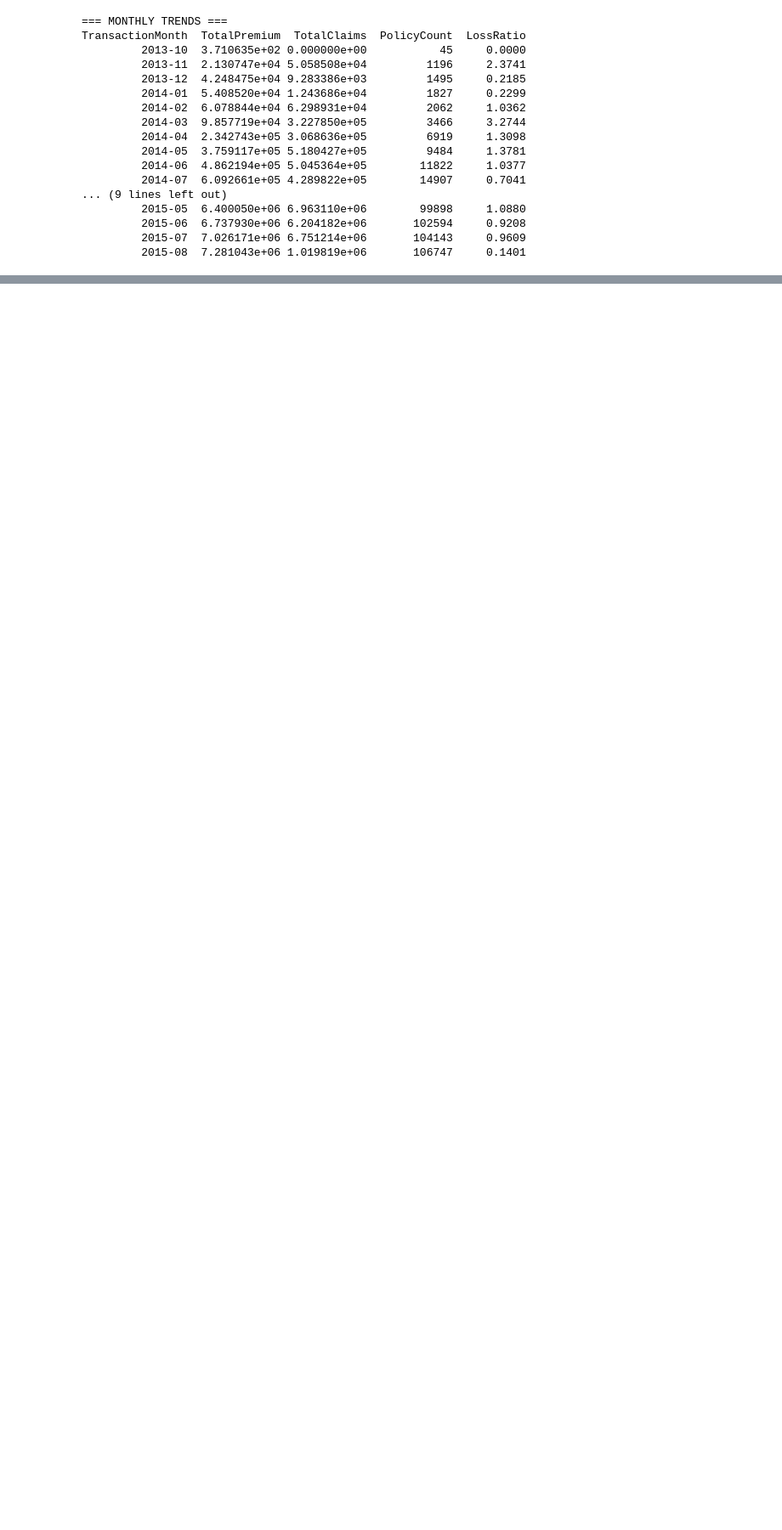
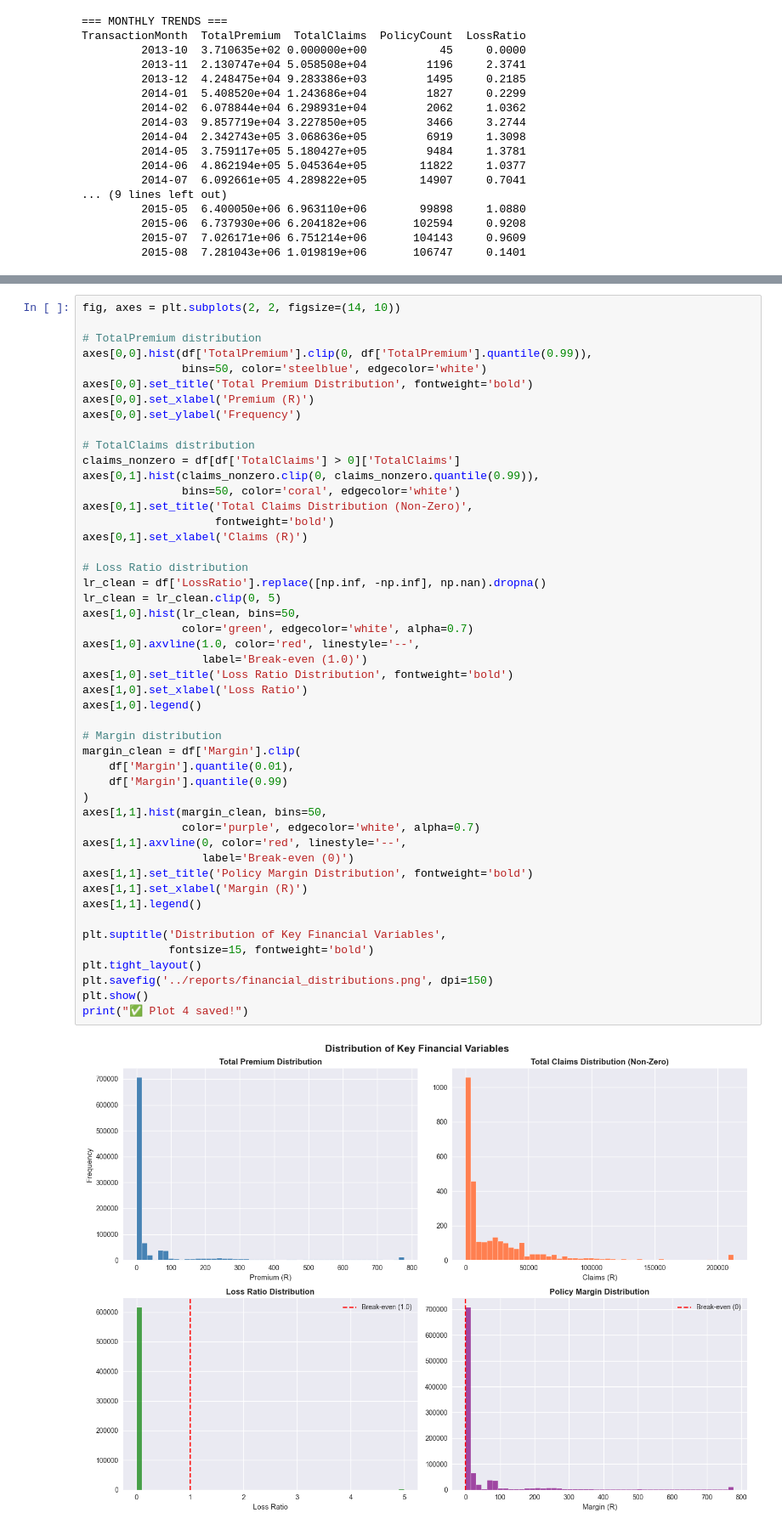
Before and after one commit to Samrawit-alemu/insurance-risk-analytics, a Jupyter notebook: notebooks/01_eda.ipynb, the cells around one changed output, grey strips where cells are left out. Shown at 85% size. Drawn from its saved outputs; the diff is of its cells as text; blank space fills up the shorter version.

```diff
--- a/notebooks/01_eda.ipynb
+++ b/notebooks/01_eda.ipynb
@@ -256,0 +362,50 @@ TransactionMonth  TotalPremium  TotalClaims  PolicyCount  LossRatio
+# %%
+fig, axes = plt.subplots(2, 2, figsize=(14, 10))
+
+# TotalPremium distribution
+axes[0,0].hist(df['TotalPremium'].clip(0, df['TotalPremium'].quantile(0.99)),
+               bins=50, color='steelblue', edgecolor='white')
+axes[0,0].set_title('Total Premium Distribution', fontweight='bold')
+axes[0,0].set_xlabel('Premium (R)')
+axes[0,0].set_ylabel('Frequency')
+
+# TotalClaims distribution
+claims_nonzero = df[df['TotalClaims'] > 0]['TotalClaims']
+axes[0,1].hist(claims_nonzero.clip(0, claims_nonzero.quantile(0.99)),
+               bins=50, color='coral', edgecolor='white')
+axes[0,1].set_title('Total Claims Distribution (Non-Zero)',
+                    fontweight='bold')
+axes[0,1].set_xlabel('Claims (R)')
+
+# Loss Ratio distribution
+lr_clean = df['LossRatio'].replace([np.inf, -np.inf], np.nan).dropna()
+lr_clean = lr_clean.clip(0, 5)
+axes[1,0].hist(lr_clean, bins=50,
+               color='green', edgecolor='white', alpha=0.7)
+axes[1,0].axvline(1.0, color='red', linestyle='--',
+                  label='Break-even (1.0)')
+axes[1,0].set_title('Loss Ratio Distribution', fontweight='bold')
+axes[1,0].set_xlabel('Loss Ratio')
+axes[1,0].legend()
+
+# Margin distribution
+margin_clean = df['Margin'].clip(
+    df['Margin'].quantile(0.01),
+    df['Margin'].quantile(0.99)
+)
+axes[1,1].hist(margin_clean, bins=50,
+               color='purple', edgecolor='white', alpha=0.7)
+axes[1,1].axvline(0, color='red', linestyle='--',
+                  label='Break-even (0)')
+axes[1,1].set_title('Policy Margin Distribution', fontweight='bold')
+axes[1,1].set_xlabel('Margin (R)')
+axes[1,1].legend()
+
+plt.suptitle('Distribution of Key Financial Variables',
+             fontsize=15, fontweight='bold')
+plt.tight_layout()
+plt.savefig('../reports/financial_distributions.png', dpi=150)
+plt.show()
+print("✅ Plot 4 saved!")
+# %% [output]
+[figure, added]
```
Also changed, not shown: parts of 8 cells of this notebook, 5 other files.
